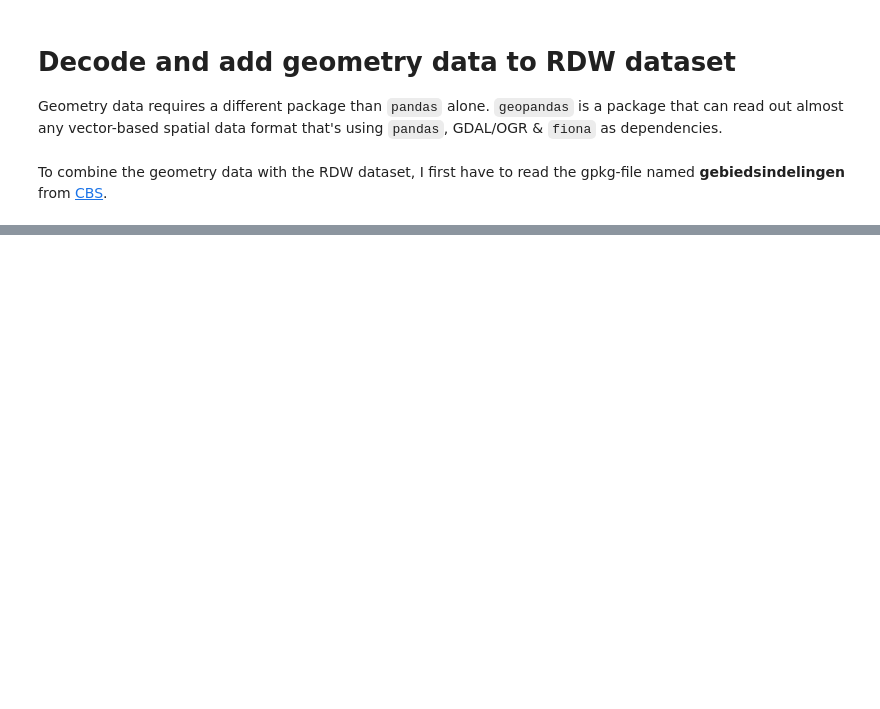
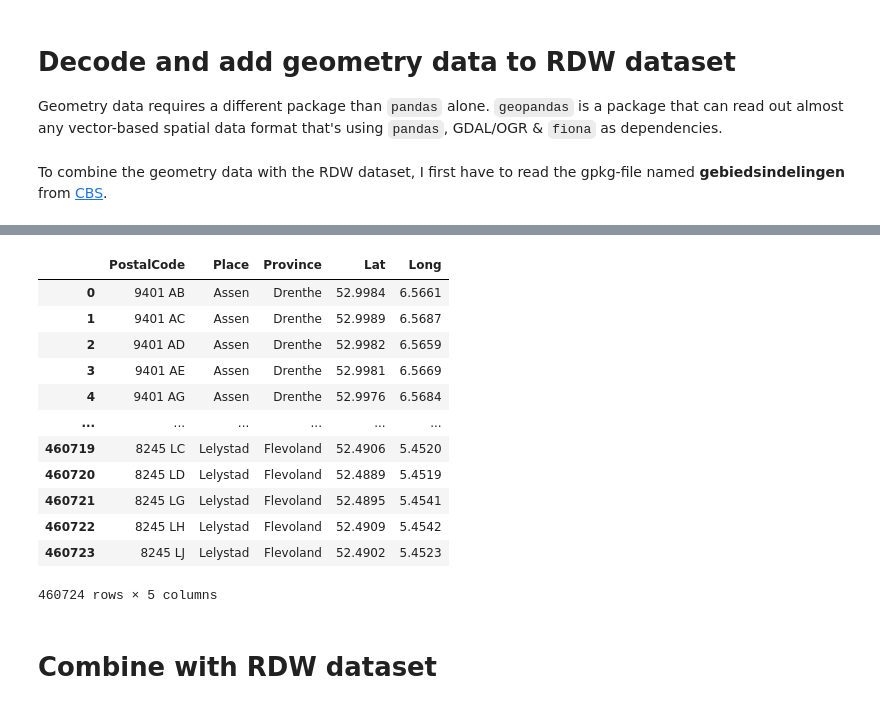
Before and after one commit to qiubee/car-city-data-analysis, a Jupyter notebook: notebooks/Geometry.ipynb, the cells around one changed output, grey strips where cells are left out. Drawn from its saved outputs; the diff is of its cells as text; code cells hidden in the pictures; blank space fills up the shorter version.

```diff
--- a/notebooks/Geometry.ipynb
+++ b/notebooks/Geometry.ipynb
@@ -30,0 +98,23 @@ GEBIED_IND
+# %%
+nl_postal_columns = ["CountryCode", "PostalCode", "Place", "Province", "ProvinceId", "f", "g", "h", "i", "Lat", "Long", "l"]
+nl_postal = pd.read_table("../datasets/geonames/NL_full/NL_full.txt", header=None)
+nl_postal.columns = nl_postal_columns
+nl_postal = nl_postal.drop(nl_postal.columns[[0, 4, 5, 6, 7, 8, 11]], axis=1)
+# %%
+nl_postal
+# %% [output]
+|  | PostalCode | Place | Province | Lat | Long |
+| 0 | 9401 AB | Assen | Drenthe | 52.9984 | 6.5661 |
+| 1 | 9401 AC | Assen | Drenthe | 52.9989 | 6.5687 |
+| 2 | 9401 AD | Assen | Drenthe | 52.9982 | 6.5659 |
+| 3 | 9401 AE | Assen | Drenthe | 52.9981 | 6.5669 |
+| 4 | 9401 AG | Assen | Drenthe | 52.9976 | 6.5684 |
+| ... | ... | ... | ... | ... | ... |
+| 460719 | 8245 LC | Lelystad | Flevoland | 52.4906 | 5.4520 |
+| 460720 | 8245 LD | Lelystad | Flevoland | 52.4889 | 5.4519 |
+| 460721 | 8245 LG | Lelystad | Flevoland | 52.4895 | 5.4541 |
+| 460722 | 8245 LH | Lelystad | Flevoland | 52.4909 | 5.4542 |
+| 460723 | 8245 LJ | Lelystad | Flevoland | 52.4902 | 5.4523 |
+460724 rows × 5 columns
+# %% [markdown]
+# Combine with RDW dataset
```
Also changed, not shown: parts of 8 cells of this notebook.
